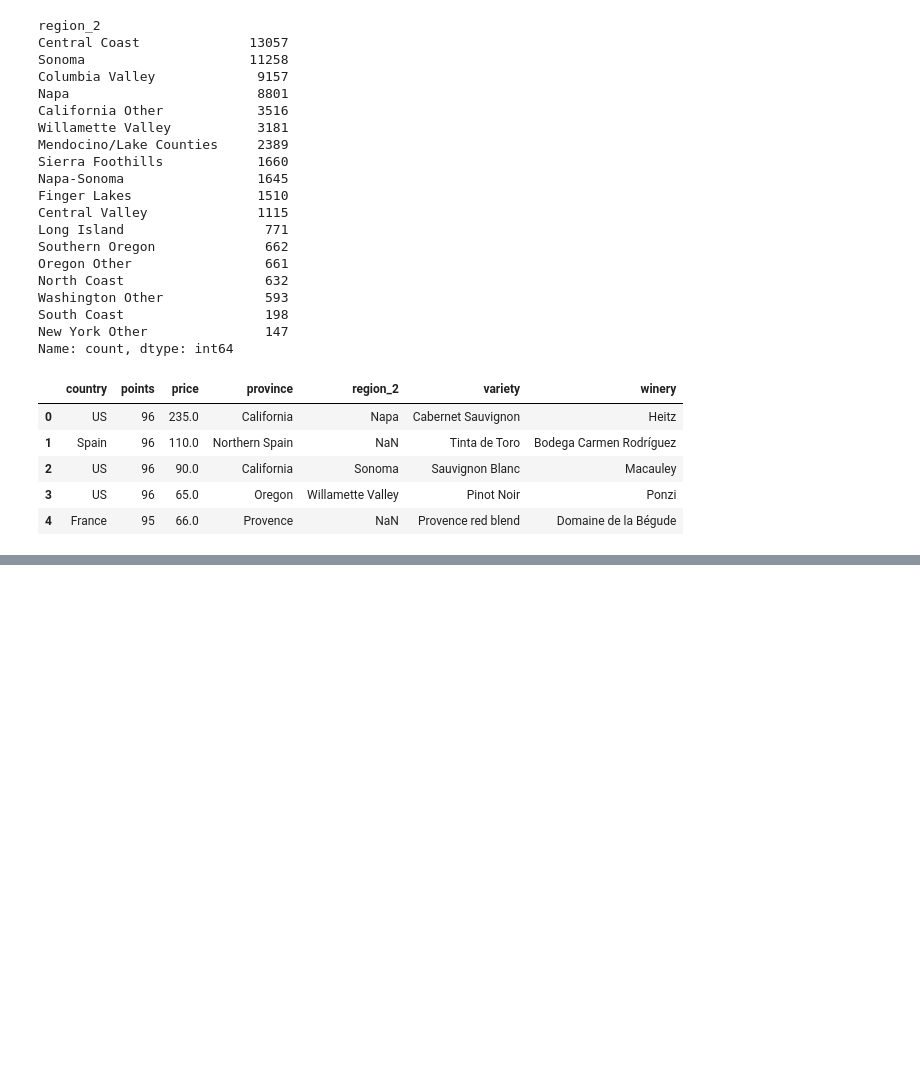
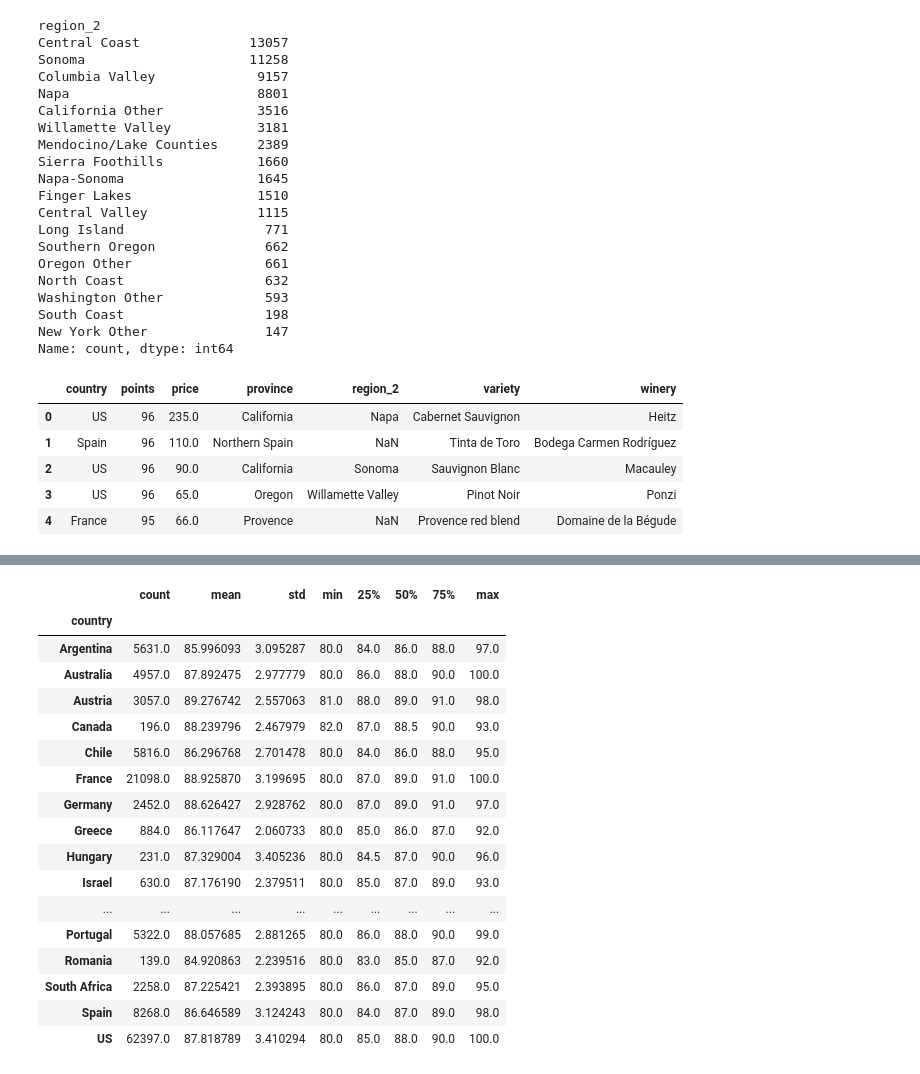
Before and after one commit to Berli85/Project4_Team2, a Jupyter notebook: second_dataset/secondary_data_analysis.ipynb, the cells around one changed output, grey strips where cells are left out. Saved outputs shown, nothing was run; the diff lists cells and outputs as text; code cells hidden in the pictures; blank space fills up the shorter version.

```diff
--- a/second_dataset/secondary_data_analysis.ipynb
+++ b/second_dataset/secondary_data_analysis.ipynb
@@ -172,0 +232,15 @@ ValueError: 'winemag-data_first150k' is not one of the example datasets.
+# %%
+# Chose a cutoff value and created a list of application types to be replaced
+countries_replaced = ['Slovenia', 'Uruguay', 'Croatia', 'Bulgaria', 'Moldova', 'Mexico',
+       'Turkey', 'Georgia', 'Lebanon', 'Cyprus', 'Brazil', 'Macedonia',
+       'Serbia', 'Morocco', 'England', 'Luxembourg', 'Lithuania', 'India',
+       'Czech Republic', 'Ukraine', 'Switzerland', 'South Korea',
+       'Bosnia and Herzegovina', 'China', 'Egypt', 'Slovakia', 'Tunisia',
+       'Albania', 'Montenegro', 'Japan', 'US-France']
+
+# Replace in dataframe
+for app in countries_replaced:
+    df2['country'] = df2['country'].replace(app,"Other")
+
+# Check binning
+df2['country'].value_counts()
@@ -172,0 +285,21 @@ ValueError: 'winemag-data_first150k' is not one of the example datasets.
+# %%
+df2.groupby("country").points.describe()
+# %% [output]
+|  | count | mean | std | min | 25% | 50% | 75% | max |
+| country |  |  |  |  |  |  |  |  |
+| Argentina | 5631.0 | 85.996093 | 3.095287 | 80.0 | 84.0 | 86.0 | 88.0 | 97.0 |
+| Australia | 4957.0 | 87.892475 | 2.977779 | 80.0 | 86.0 | 88.0 | 90.0 | 100.0 |
+| Austria | 3057.0 | 89.276742 | 2.557063 | 81.0 | 88.0 | 89.0 | 91.0 | 98.0 |
+| Canada | 196.0 | 88.239796 | 2.467979 | 82.0 | 87.0 | 88.5 | 90.0 | 93.0 |
+| Chile | 5816.0 | 86.296768 | 2.701478 | 80.0 | 84.0 | 86.0 | 88.0 | 95.0 |
+| France | 21098.0 | 88.925870 | 3.199695 | 80.0 | 87.0 | 89.0 | 91.0 | 100.0 |
+| Germany | 2452.0 | 88.626427 | 2.928762 | 80.0 | 87.0 | 89.0 | 91.0 | 97.0 |
+| Greece | 884.0 | 86.117647 | 2.060733 | 80.0 | 85.0 | 86.0 | 87.0 | 92.0 |
+| Hungary | 231.0 | 87.329004 | 3.405236 | 80.0 | 84.5 | 87.0 | 90.0 | 96.0 |
+| Israel | 630.0 | 87.176190 | 2.379511 | 80.0 | 85.0 | 87.0 | 89.0 | 93.0 |
+| ... | ... | ... | ... | ... | ... | ... | ... | ... |
+| Portugal | 5322.0 | 88.057685 | 2.881265 | 80.0 | 86.0 | 88.0 | 90.0 | 99.0 |
+| Romania | 139.0 | 84.920863 | 2.239516 | 80.0 | 83.0 | 85.0 | 87.0 | 92.0 |
+| South Africa | 2258.0 | 87.225421 | 2.393895 | 80.0 | 86.0 | 87.0 | 89.0 | 95.0 |
+| Spain | 8268.0 | 86.646589 | 3.124243 | 80.0 | 84.0 | 87.0 | 89.0 | 98.0 |
+| US | 62397.0 | 87.818789 | 3.410294 | 80.0 | 85.0 | 88.0 | 90.0 | 100.0 |
```
Also changed, not shown: parts of 8 cells of this notebook, 9 other files.
